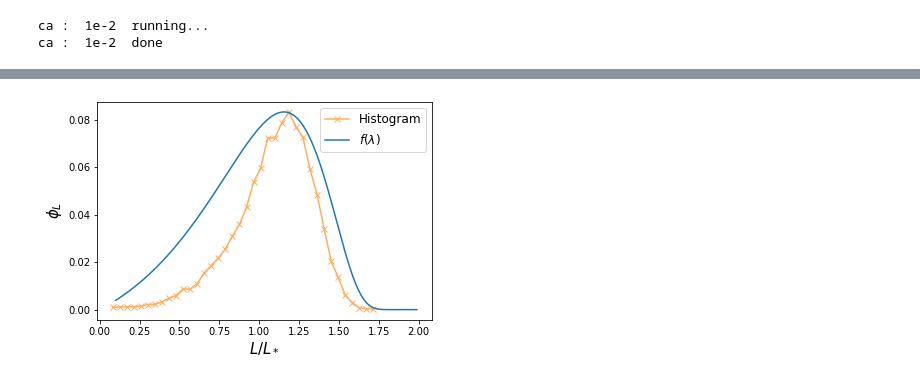
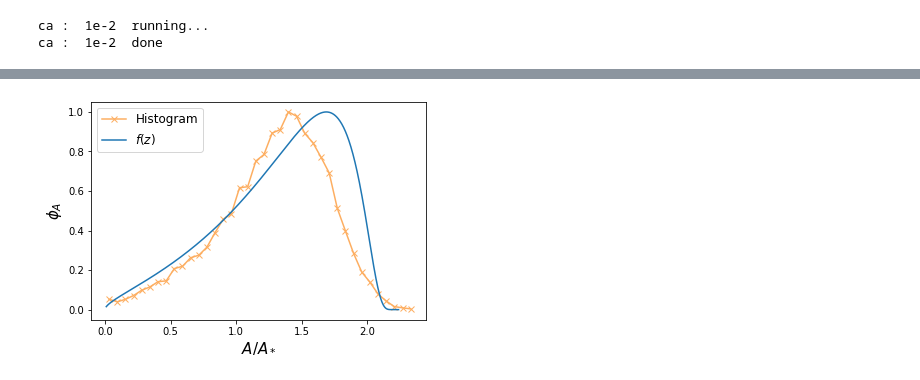
Before and after one commit to VirtualEmbryo/hydroosmotic_chain, a Jupyter notebook: _notebook/osmotic - pumping.ipynb, the cells around one changed output, grey strips where cells are left out. Drawn from its saved outputs; the diff is of its cells as text; code cells hidden in the pictures.

Commit message:
change the initial generation of lengths to be normal wrt area (and not lengths). add options to submit.py. changes in tools.py must be removed later.

```diff
--- a/_notebook/osmotic - pumping.ipynb
+++ b/_notebook/osmotic - pumping.ipynb
@@ -529,7 +529,8 @@ def make_step_dict(T_dict, time_plot_list, npts, nsim) :
             step_dict[n][k] = np.argmin(np.abs(T_dict[k] - time_plot_list[n]))
     return step_dict
 
-def calc_distrib(time, folder) :
+def calc_distrib(time, folder, area = False) :
+    global mu
     dat = {}
     for elem in os.listdir(folder) :
         if elem.startswith('run') :
@@ -542,21 +543,26 @@ def calc_distrib(time, folder) :
     new_L = np.concatenate([dat[k][1][1:] for k in dat.keys()])
     bins = np.max([10, 10+int(np.log10(len(new_L)))*7])
 
-    y, x = np.histogram(new_L, bins=bins, weights=np.ones_like(new_L)/len(new_L))
+    if area :
+        new_A = new_L**2 / mu
+        y, x = np.histogram(new_A, bins=bins, weights=np.ones_like(new_A)/len(new_A))
+    else :
+        y, x = np.histogram(new_L, bins=bins, weights=np.ones_like(new_L)/len(new_L))
     x = 0.5*(x[1:]+x[:-1])
     distrib = [x, y]
     return distrib
 # %%
 NT_p = {}
 #chis, chiv = 50, 50
-chis, chiv = 1, 50
+chis, chiv = 5, 500
 #for ca in ['1e-2', '1e-1', '1e0', '1e1'] :
 for ca in ['1e-2'] :
     print('ca : ', ca, ' running...', end='\n')
     NT_p[ca] = {}
     if ca != 10 :
         for n in range(20) :
-            filename = os.path.join(main_dir, 'N1000', 'chiv'+str(chiv)+'_chis'+str(chis), 'ca'+ca, 'run'+str(n).zfill(4), 'sim_nlum.dat')
+            #filename = os.path.join(main_dir, 'N1000', 'chiv'+str(chiv)+'_chis'+str(chis), 'ca'+ca, 'run'+str(n).zfill(4), 'sim_nlum.dat')
+            filename = os.path.join('/Users/mathieuleverge/git/chain_lumen/_data/osmotic/N1000/ell10', 'chiv'+str(chiv)+'_chis'+str(chis), 'run'+str(n).zfill(4), 'sim_nlum.dat')
             NT_p[ca][n] = np.loadtxt(filename)
 
     else :
@@ -572,11 +578,11 @@ wmax_dict = {'1e-2' : 6, '1e-1' : 5, '1e0' : 4, '1e1' : 3}
 npts = 60
 
 #steps = [10, 20, 27, 30]
-steps = [5, 25, 44, 47]
+steps = [1, 33, 44]
 col_steps = {steps[0] : '#d7191c',
              steps[1] : '#fdae61',
              steps[2] : '#abdda4',
-             steps[3] : '#2b83ba',
+             #steps[3] : '#2b83ba',
              #steps[4] : '#F27FBE',
             }
 
@@ -606,7 +612,7 @@ for ca in [ca] :
                 distrib = np.loadtxt('Nt_avg_chiv'+str(chiv)+'_chis'+str(chis)+'_ca'+ca+'_step'+str(s)+'.txt')
             else :
                 #print('Calculating distribution at step ', s, end='\r')
-                distrib = calc_distrib(time = res_avg[s, 0], folder=folder)
+                distrib = calc_distrib(time = res_avg[s, 0], folder=folder, area=True)
                 np.savetxt('Nt_avg_chiv'+str(chiv)+'_chis'+str(chis)+'_ca'+ca+'_step'+str(s)+'.txt', distrib)
             ax[1].plot(distrib[0]/np.average(distrib[0]), distrib[1], label='t = ' +"{:2.2e}".format(res_avg[s, 0]), marker='x', color=col_steps[s])
             #ax[1].(distrib[0]/np.average(distrib[0]), distrib[1], label='t = ' +"{:2.2e}".format(res_avg[s, 0]), marker='x', color=col_steps[s])
@@ -637,8 +693,8 @@ def h(z, C=-4, zmax=2.) :
 def calc_fz(z, dz, z0=1e-6) :
     sol = [z0]
     for i in range(1, len(z)) :
-        #sol += [sol[i-1] + dz*g(z[i-1])*sol[i-1]]
-        sol += [sol[i-1] + dz*h(z[i-1])*sol[i-1]]
+        sol += [sol[i-1] + dz*g(z[i-1])*sol[i-1]]
+        #sol += [sol[i-1] + dz*h(z[i-1])*sol[i-1]]
 
     Z = np.sum(sol)
     sol = np.array(sol) / Z
@@ -696,20 +702,26 @@ plt.show()
 # %%
-z = np.linspace(0.1, 1.99, 1001)
+z = np.linspace(1e-2, 9./4-1e-2, 1001)
 dz = z[1]-z[0]
 sol = calc_fz(z, dz=dz)
-gamma = np.sum(sol*z**2)
+
+#gamma = np.sum(sol*z**2)
+gamma = 0.846
 
 s = steps[1]
+
 distrib = np.loadtxt('Nt_avg_chiv50_chis1_ca'+ca+'_step'+str(s)+'.txt')
-plt.plot(distrib[0]/(gamma*np.average(distrib[0])), distrib[1], marker='x', color=col_steps[s], label = 'Histogram')
-plt.plot(z, sol/np.max(sol)*np.max(distrib[1]), label = r'$f(\lambda)$')
+dat_x = distrib[0]/(gamma*np.average(distrib[0]))
+dx = dat_x[1] - dat_x[0]
+
+plt.plot(dat_x, distrib[1]/np.max(distrib[1]), marker='x', color=col_steps[s], label = 'Histogram')
+plt.plot(z, sol/np.max(sol), label = r'$f(z)$')
 
 
-plt.xlabel(r'$L / L_*$', fontsize=15)
-plt.ylabel(r'$\phi_L$', fontsize=15)
+plt.xlabel(r'$A / A_*$', fontsize=15)
+plt.ylabel(r'$\phi_A$', fontsize=15)
 plt.legend(fontsize=12)
 
 plt.title('', fontsize=12)
 plt.show()
 # %% [output]
-[figure, old version]
+[figure, new version]
```
Also changed, not shown: parts of 8 cells of this notebook, 10 other files.
